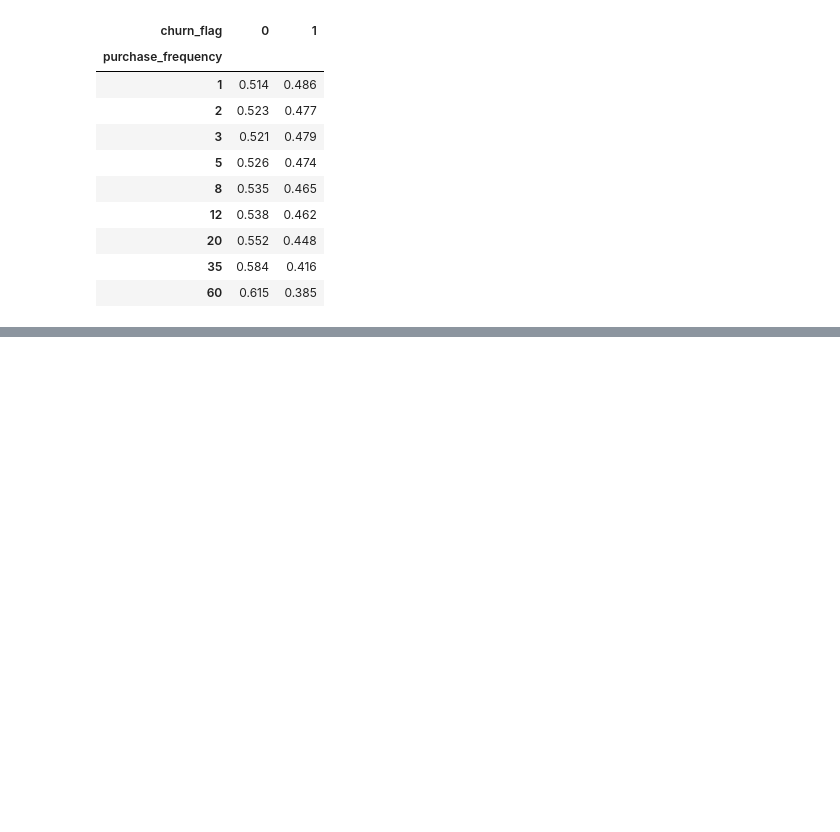
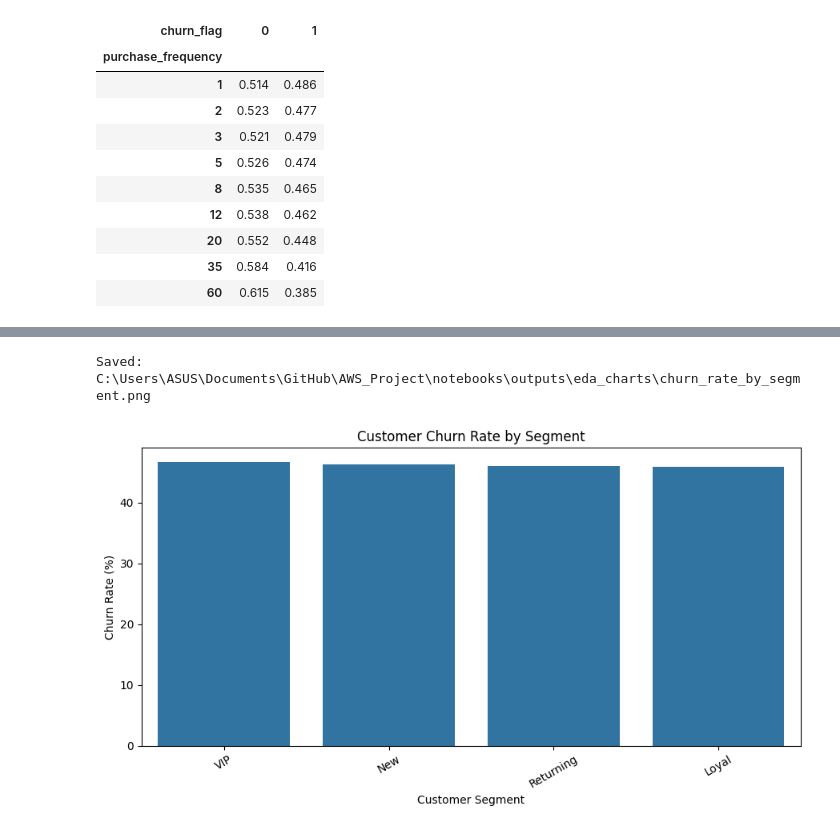
Before and after one commit to nehansa2003/AWS_Project, a Jupyter notebook: notebooks/EDA.ipynb, the cells around one changed output, grey strips where cells are left out. Cells and saved outputs as stored; diff of their text form; code cells hidden in the pictures; blank space fills up the shorter version.

```diff
--- a/notebooks/EDA.ipynb
+++ b/notebooks/EDA.ipynb
@@ -849,3 +861,13 @@ Feature: purchase_frequency
 | 20 | 0.552 | 0.448 |
 | 35 | 0.584 | 0.416 |
 | 60 | 0.615 | 0.385 |
+# %%
+
+from pathlib import Path
+
+# Folder for all EDA charts
+CHART_DIR = Path("outputs/eda_charts")
+CHART_DIR.mkdir(parents=True, exist_ok=True)
+
+print("Charts will be saved to:")
+print(CHART_DIR.resolve())
@@ -851,0 +1048,35 @@ Feature: purchase_frequency
+# %%
+
+TARGET = "churn_flag"
+feature = "customer_segment"
+
+if feature in df.columns:
+    plot_data = (
+        df.groupby(feature, dropna=False)[TARGET]
+        .mean()
+        .mul(100)
+        .reset_index(name="Churn Rate (%)")
+        .sort_values("Churn Rate (%)", ascending=False)
+    )
+
+    fig, ax = plt.subplots(figsize=(9, 5))
+
+    sns.barplot(
+        data=plot_data,
+        x=feature,
+        y="Churn Rate (%)",
+        ax=ax
+    )
+
+    ax.set_title("Customer Churn Rate by Segment")
+    ax.set_xlabel("Customer Segment")
+    ax.set_ylabel("Churn Rate (%)")
+    ax.tick_params(axis="x", rotation=30)
+
+    fig.tight_layout()
+    save_chart("churn_rate_by_segment.png")
+    plt.show()
+    plt.close(fig)
+# %% [output]
+Saved: C:\Users\ASUS\Documents\GitHub\AWS_Project\notebooks\outputs\eda_charts\churn_rate_by_segment.png
+[figure, added]
```
Also changed, not shown: parts of 9 cells of this notebook, 30 other files.
